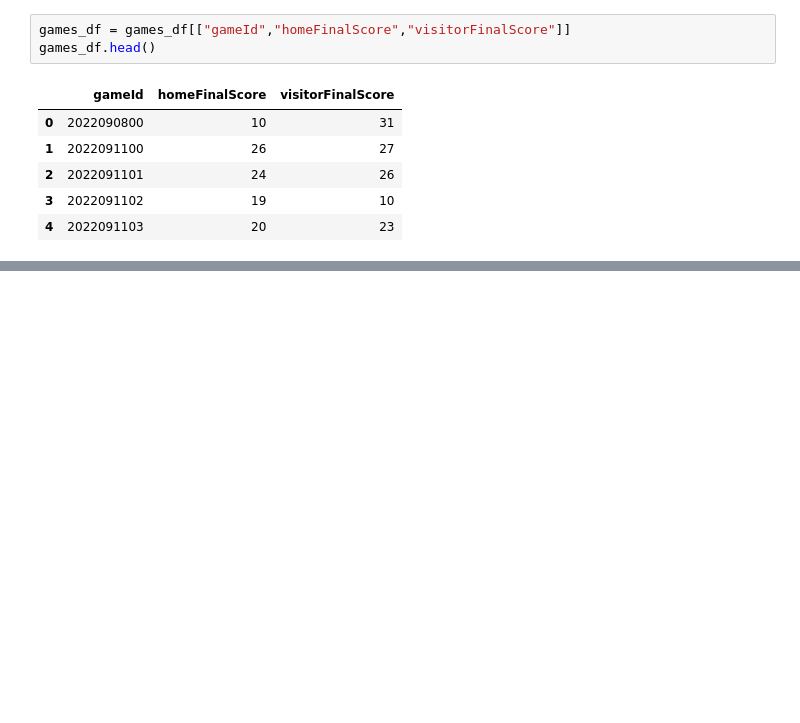
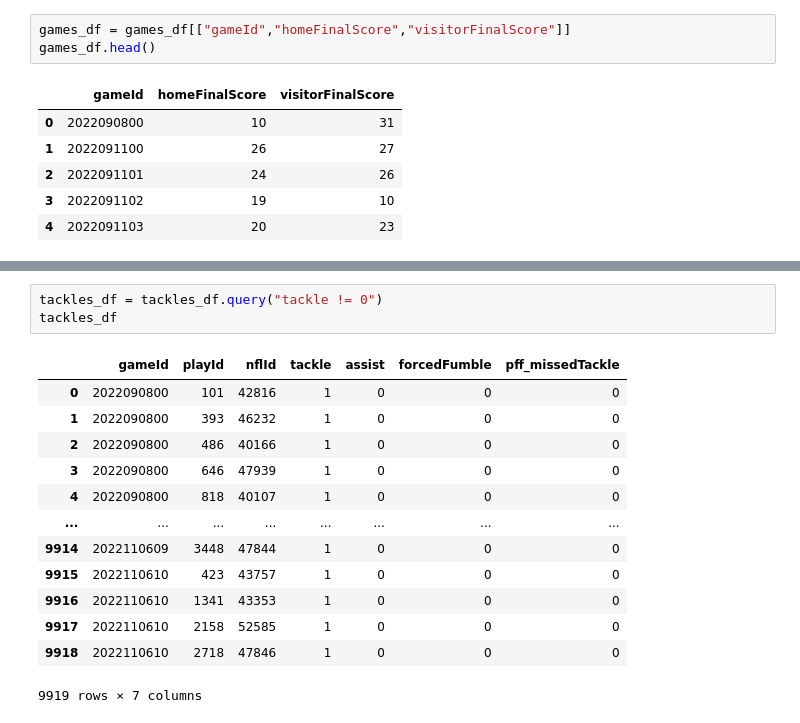
Before and after one commit to Srpboyz/NFLKaggle2024, a Jupyter notebook: main.ipynb, the cells around one changed output, grey strips where cells are left out. Saved outputs shown, nothing was run; the diff lists cells and outputs as text; blank space fills up the shorter version.

```diff
--- a/main.ipynb
+++ b/main.ipynb
@@ -135,0 +132,17 @@ games_df.head()
+# %%
+tackles_df = tackles_df.query("tackle != 0")
+tackles_df
+# %% [output]
+|  | gameId | playId | nflId | tackle | assist | forcedFumble | pff_missedTackle |
+| 0 | 2022090800 | 101 | 42816 | 1 | 0 | 0 | 0 |
+| 1 | 2022090800 | 393 | 46232 | 1 | 0 | 0 | 0 |
+| 2 | 2022090800 | 486 | 40166 | 1 | 0 | 0 | 0 |
+| 3 | 2022090800 | 646 | 47939 | 1 | 0 | 0 | 0 |
+| 4 | 2022090800 | 818 | 40107 | 1 | 0 | 0 | 0 |
+| ... | ... | ... | ... | ... | ... | ... | ... |
+| 9914 | 2022110609 | 3448 | 47844 | 1 | 0 | 0 | 0 |
+| 9915 | 2022110610 | 423 | 43757 | 1 | 0 | 0 | 0 |
+| 9916 | 2022110610 | 1341 | 43353 | 1 | 0 | 0 | 0 |
+| 9917 | 2022110610 | 2158 | 52585 | 1 | 0 | 0 | 0 |
+| 9918 | 2022110610 | 2718 | 47846 | 1 | 0 | 0 | 0 |
+9919 rows × 7 columns
```
Also changed, not shown: parts of 4 cells of this notebook.
